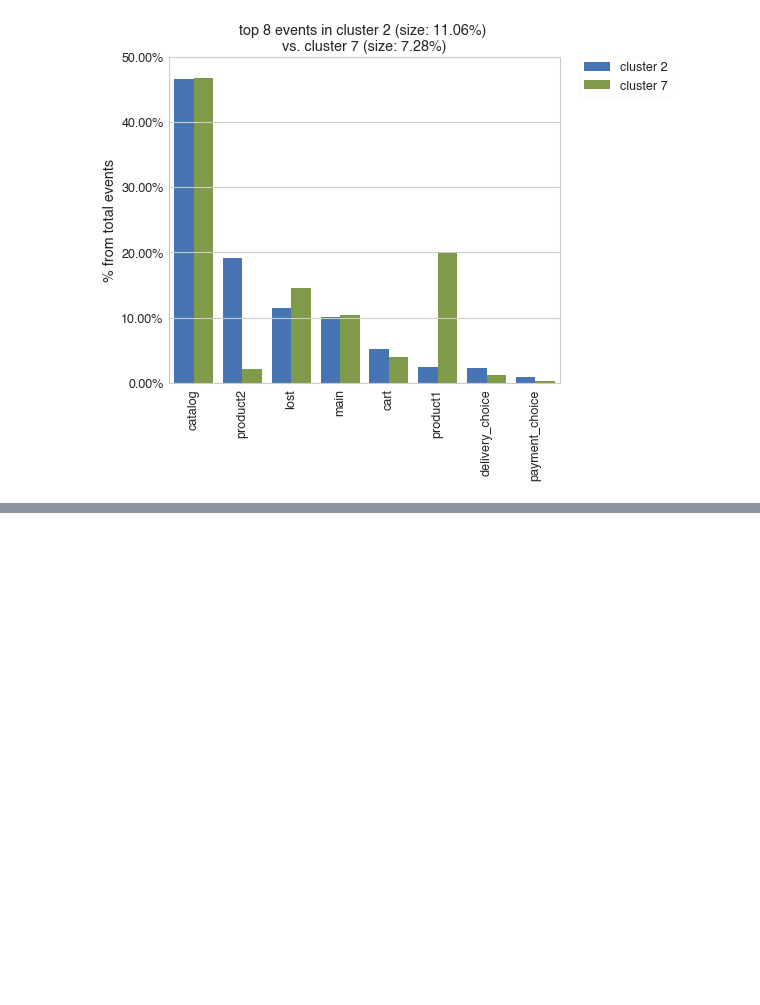
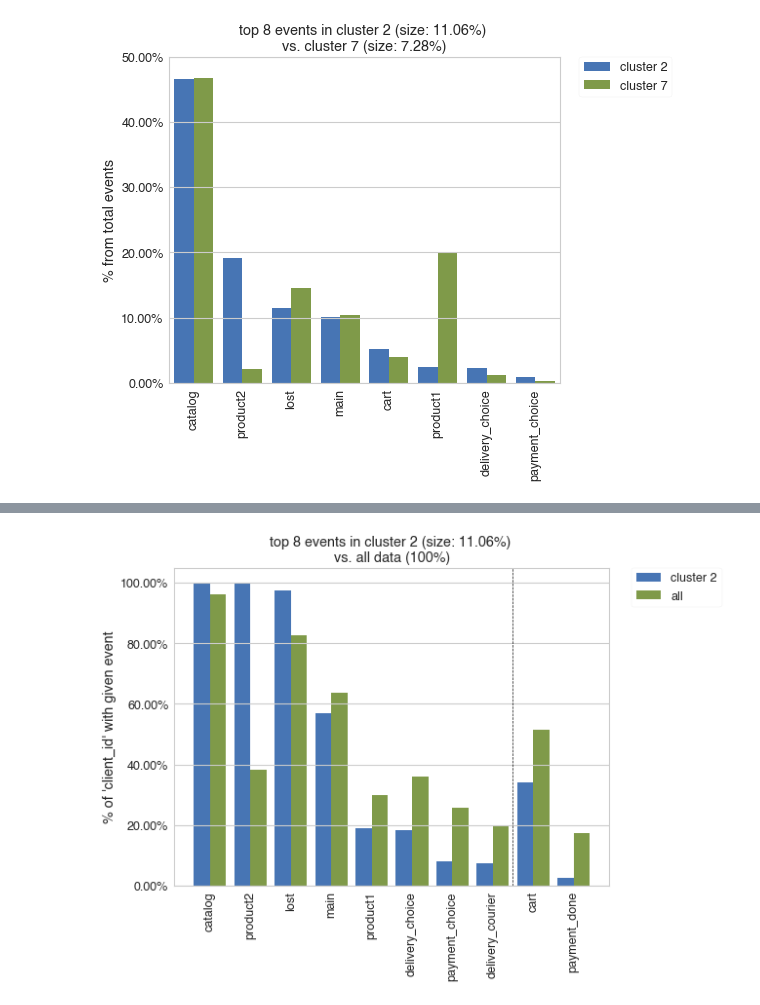
Before and after one commit to retentioneering/retentioneering-tools, a Jupyter notebook: examples/clusters_tutorial.ipynb, the cells around one changed output, grey strips where cells are left out. Drawn from its saved outputs; the diff is of its cells as text; code cells hidden in the pictures; blank space fills up the shorter version.

```diff
--- a/examples/clusters_tutorial.ipynb
+++ b/examples/clusters_tutorial.ipynb
@@ -86,0 +129,6 @@ data.rete.cluster_event_dist(2, 7,
+# %%
+data.rete.cluster_event_dist(2,
+                            weight_col='client_id',
+                            targets=['cart','payment_done'])
+# %% [output]
+[figure, added]
```
Also changed, not shown: parts of 8 cells of this notebook, 1 other file.
